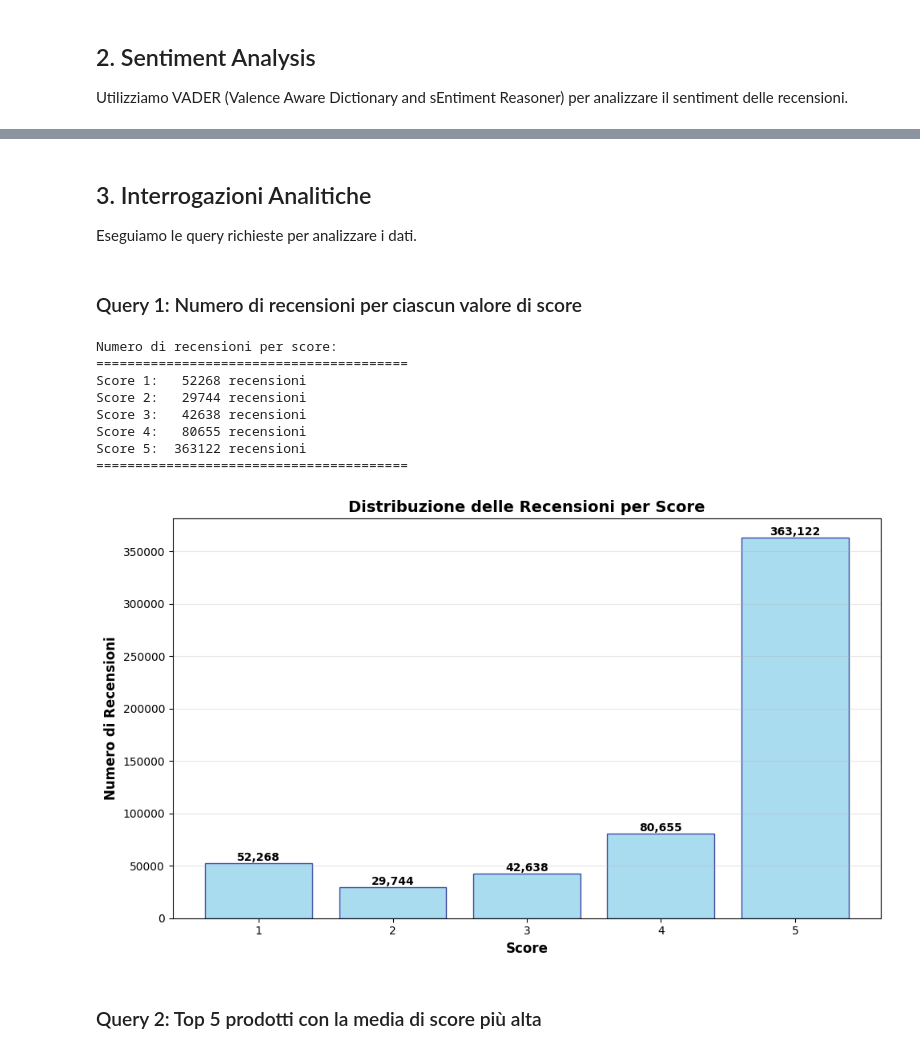
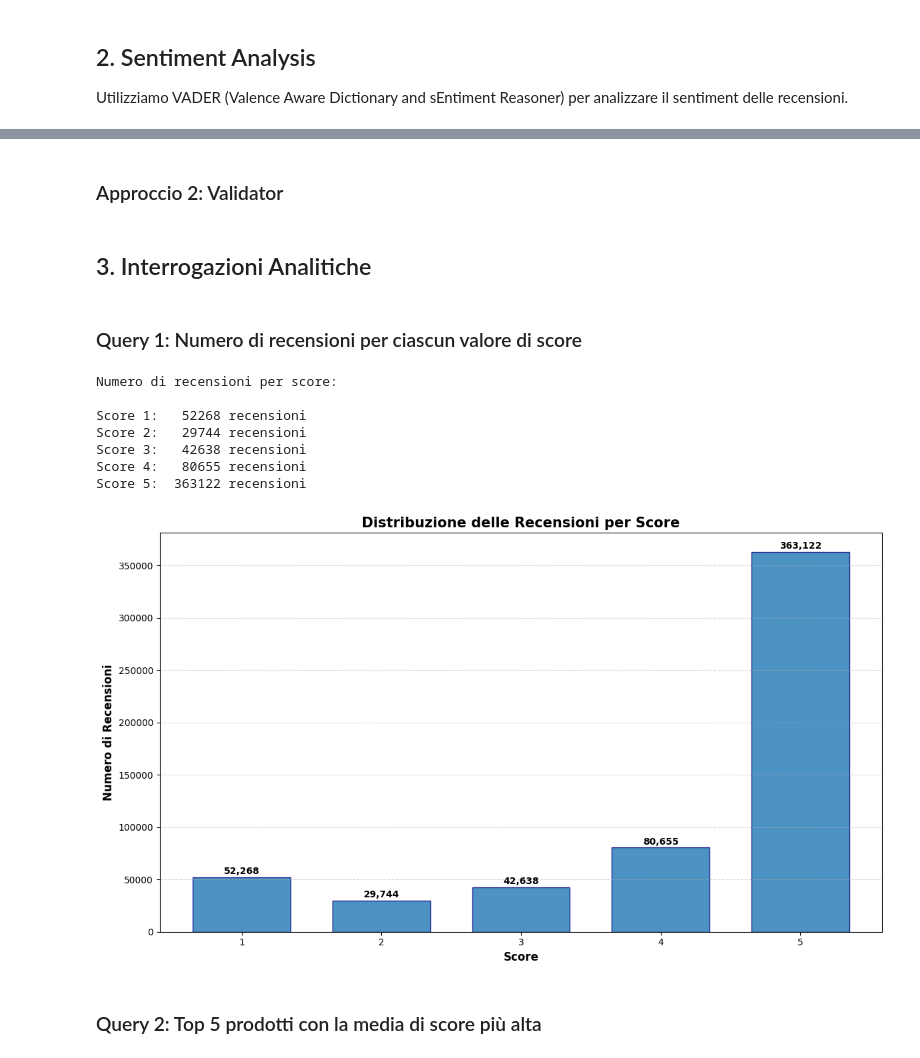
Before and after one commit to SickCiQuattro/SEBD_homework, a Jupyter notebook: MongoDB/amazon_fine_food_reviews.ipynb, the cells around one changed output, grey strips where cells are left out. Cells and saved outputs as stored; diff of their text form; code cells hidden in the pictures.

```diff
--- a/MongoDB/amazon_fine_food_reviews.ipynb
+++ b/MongoDB/amazon_fine_food_reviews.ipynb
@@ -203,11 +80,0 @@ Inseriti 363122 documenti in 'score_5'
-# %%
-# --- Verifica (Task 3a - parziale) ---
-print("\nVerifica: Conteggio documenti per collezione (Task 3a):")
-for score, collection in collections_map.items():
-    count = collection.count_documents({})
-    print(f"Score {score} ({collection.name}): {count} recensioni")
-
-count_no_text = col_no_text.count_documents({})
-print(f"No Text ({col_no_text.name}): {count_no_text} recensioni")
-total = sum(col.count_documents({}) for col in collections_map.values()) + count_no_text
-print(f"Totale documenti inseriti: {total}")
@@ -226,3 +193,5 @@ Totale documenti inseriti: 568454
+# %% [markdown]
+### Approccio 2: Validator
 # %%
 # Validator secondo lo schema richiesto dalla consegna
 # Lo score deve essere obbligatorio per poter classificare le recensioni
@@ -252,7 +266,5 @@ review_validator = {
 # %% [markdown]
 ## 3. Interrogazioni Analitiche
-
-Eseguiamo le query richieste per analizzare i dati.
 # %% [markdown]
 ### Query 1: Numero di recensioni per ciascun valore di score
 # %%
@@ -261,44 +273,41 @@ score_counts = {}
 for i in range(1, 6):
     count = db[f'score_{i}'].count_documents({})
     score_counts[i] = count
 
-print("Numero di recensioni per score:")
-print("="*40)
+print("Numero di recensioni per score:\n")
 for score, count in sorted(score_counts.items()):
     print(f"Score {score}: {count:7d} recensioni")
-print("="*40)
 
 # Visualizzazione con istogramma
-fig, ax = plt.subplots(figsize=(10, 6))
+fig, ax = plt.subplots(figsize=(12, 7))
 scores = list(score_counts.keys())
 counts = list(score_counts.values())
 
-bars = ax.bar(scores, counts, color='skyblue', edgecolor='navy', alpha=0.7)
+bars = ax.bar(scores, counts, edgecolor='navy', alpha=0.8, width=0.7)
 
 # Aggiungi valori sopra le barre
 for bar in bars:
     height = bar.get_height()
-    ax.text(bar.get_x() + bar.get_width()/2., height,
+    ax.text(bar.get_x() + bar.get_width()/2., height + 1000,
             f'{int(height):,}',
             ha='center', va='bottom', fontsize=10, fontweight='bold')
 
 ax.set_xlabel('Score', fontsize=12, fontweight='bold')
 ax.set_ylabel('Numero di Recensioni', fontsize=12, fontweight='bold')
-ax.set_title('Distribuzione delle Recensioni per Score', fontsize=14, fontweight='bold')
+ax.set_title('Distribuzione delle Recensioni per Score', fontsize=15, fontweight='bold')
 ax.set_xticks(scores)
-ax.grid(axis='y', alpha=0.3)
+ax.grid(axis='y', alpha=0.5, linestyle='--')
 plt.tight_layout()
 plt.show()
 # %% [output]
 Numero di recensioni per score:
-========================================
+
 Score 1:   52268 recensioni
 Score 2:   29744 recensioni
 Score 3:   42638 recensioni
 Score 4:   80655 recensioni
 Score 5:  363122 recensioni
-========================================
-[figure, old version]
+[figure, new version]
 # %% [markdown]
 ### Query 2: Top 5 prodotti con la media di score più alta
 # %%
```
Also changed, not shown: parts of 28 cells of this notebook.
